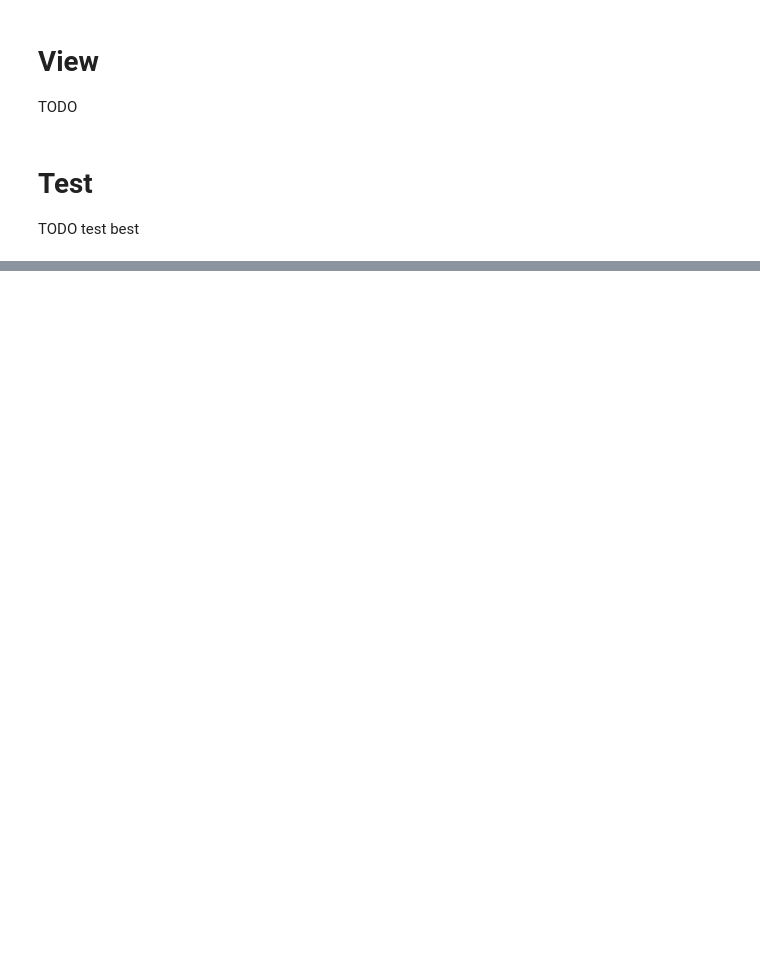
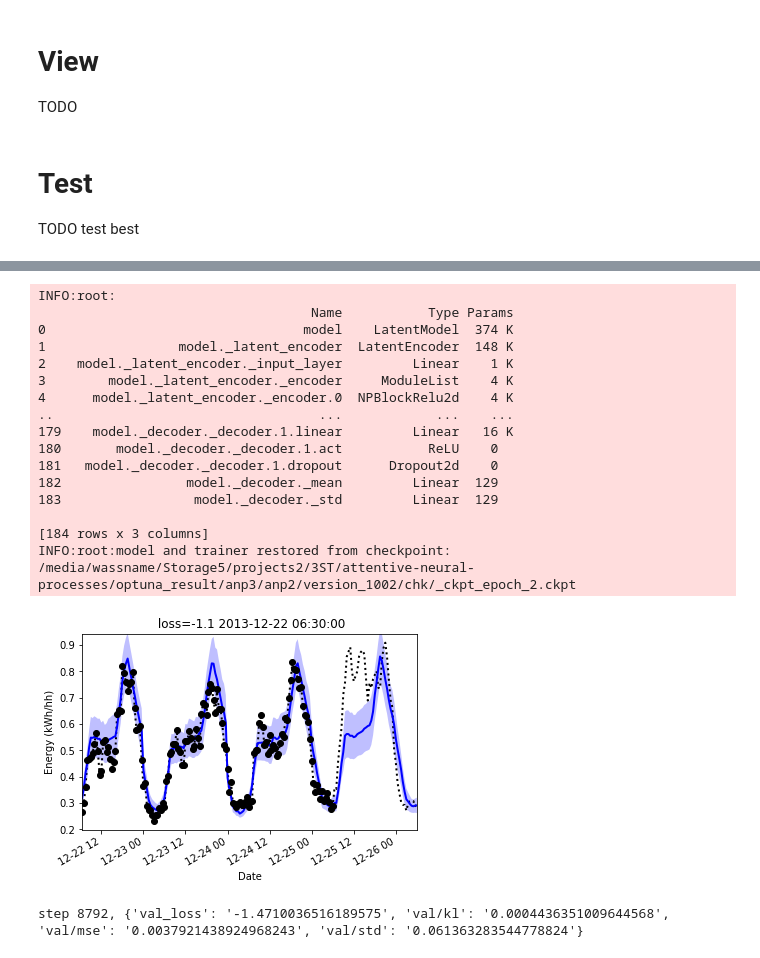
Before and after one commit to wassname/attentive-neural-processes, a Jupyter notebook: smartmeters-anp-optuna.ipynb, the cells around one changed output, grey strips where cells are left out. Saved outputs shown, nothing was run; the diff lists cells and outputs as text; code cells hidden in the pictures; blank space fills up the shorter version.

```diff
--- a/smartmeters-anp-optuna.ipynb
+++ b/smartmeters-anp-optuna.ipynb
@@ -290,0 +305,22 @@ TODO test best
+# %%
+# test
+trainer.test(model)
+# %% [output]
+INFO:root:
+                                   Name           Type Params
+0                                 model    LatentModel  374 K
+1                 model._latent_encoder  LatentEncoder  148 K
+2    model._latent_encoder._input_layer         Linear    1 K
+3        model._latent_encoder._encoder     ModuleList    4 K
+4      model._latent_encoder._encoder.0  NPBlockRelu2d    4 K
+..                                  ...            ...    ...
+179    model._decoder._decoder.1.linear         Linear   16 K
+180       model._decoder._decoder.1.act           ReLU    0
+181   model._decoder._decoder.1.dropout      Dropout2d    0
+182                model._decoder._mean         Linear  129
+183                 model._decoder._std         Linear  129
+
+[184 rows x 3 columns]
+INFO:root:model and trainer restored from checkpoint: /media/wassname/Storage5/projects2/3ST/attentive-neural-processes/optuna_result/anp3/anp2/version_1002/chk/_ckpt_epoch_2.ckpt
+[figure, added]
+step 8792, {'val_loss': '-1.4710036516189575', 'val/kl': '0.0004436351009644568', 'val/mse': '0.0037921438924968243', 'val/std': '0.061363283544778824'}
```
Also changed, not shown: parts of 11 cells of this notebook, 3 other files.
